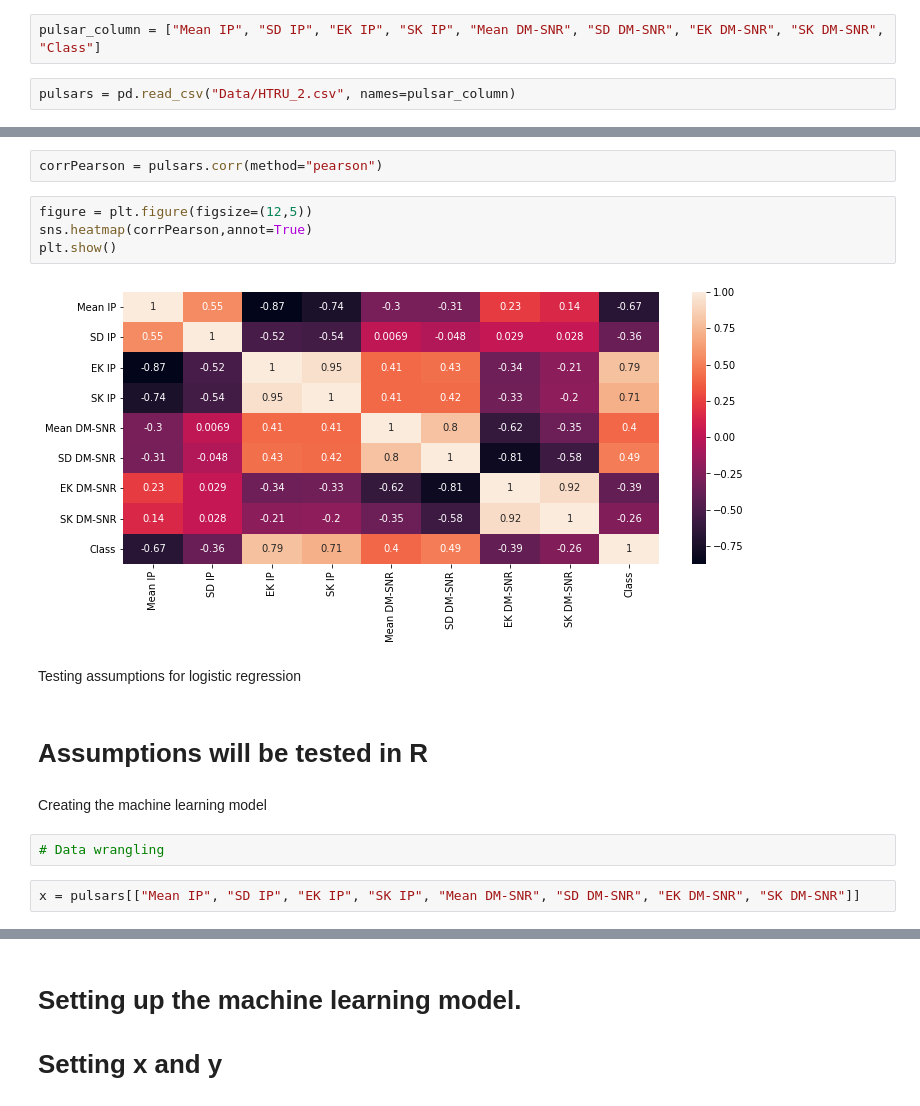
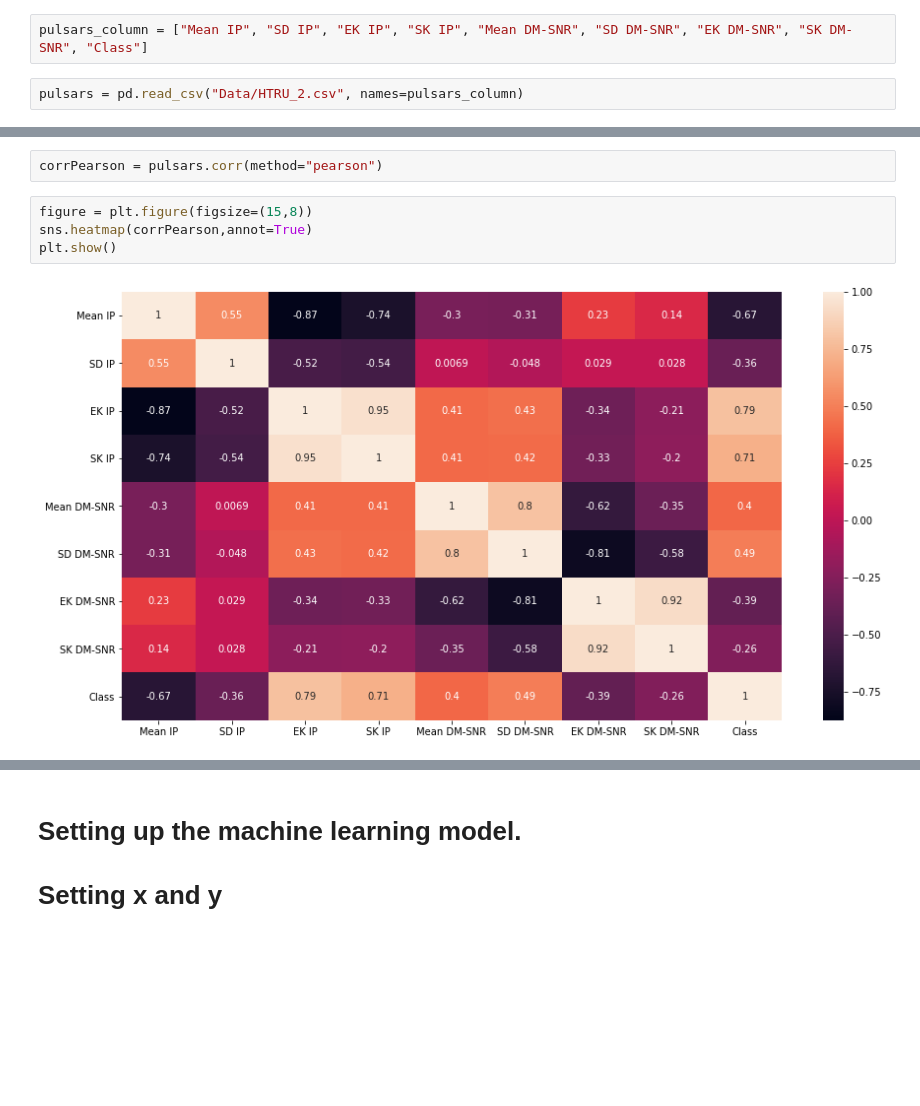
Before and after one commit to derrick-poage/Pulsar-prediction, a Jupyter notebook: Pulsar Prediction.ipynb, the cells around one changed output, grey strips where cells are left out. Cells and saved outputs as stored; diff of their text form; blank space fills up the shorter version.

```diff
--- a/Pulsar Prediction.ipynb
+++ b/Pulsar Prediction.ipynb
@@ -180,5 +184,5 @@ The NaN and the column title discrepancies gave me reason to be concerned.
 # %%
-pulsar_column = ["Mean IP", "SD IP", "EK IP", "SK IP", "Mean DM-SNR", "SD DM-SNR", "EK DM-SNR", "SK DM-SNR", "Class"]
+pulsars_column = ["Mean IP", "SD IP", "EK IP", "SK IP", "Mean DM-SNR", "SD DM-SNR", "EK DM-SNR", "SK DM-SNR", "Class"]
 # %%
-pulsars = pd.read_csv("Data/HTRU_2.csv", names=pulsar_column)
+pulsars = pd.read_csv("Data/HTRU_2.csv", names=pulsars_column)
 # %% [markdown]
@@ -266,18 +301,8 @@ array([[<AxesSubplot:title={'center':'Mean IP'}>,
 # %%
 corrPearson = pulsars.corr(method="pearson")
 # %%
-figure = plt.figure(figsize=(12,5))
+figure = plt.figure(figsize=(15,8))
 sns.heatmap(corrPearson,annot=True)
 plt.show()
 # %% [output]
-[figure, old version]
+[figure, new version]
-# %% [markdown]
-Testing assumptions for logistic regression
-# %% [markdown]
-# Assumptions will be tested in R
-# %% [markdown]
-Creating the machine learning model
-# %%
-# Data wrangling
-# %%
-x = pulsars[["Mean IP", "SD IP", "EK IP", "SK IP", "Mean DM-SNR", "SD DM-SNR", "EK DM-SNR", "SK DM-SNR"]]
```
Also changed, not shown: parts of 103 cells of this notebook, 1 other file.
